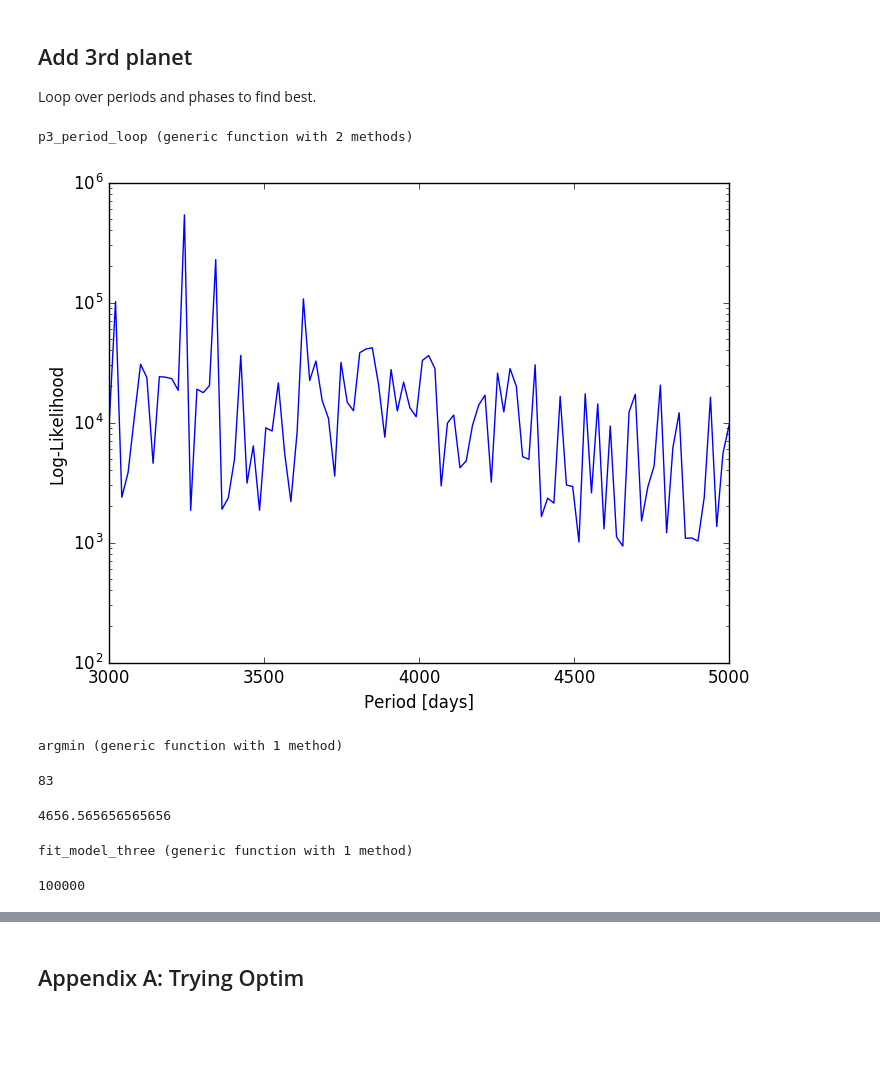
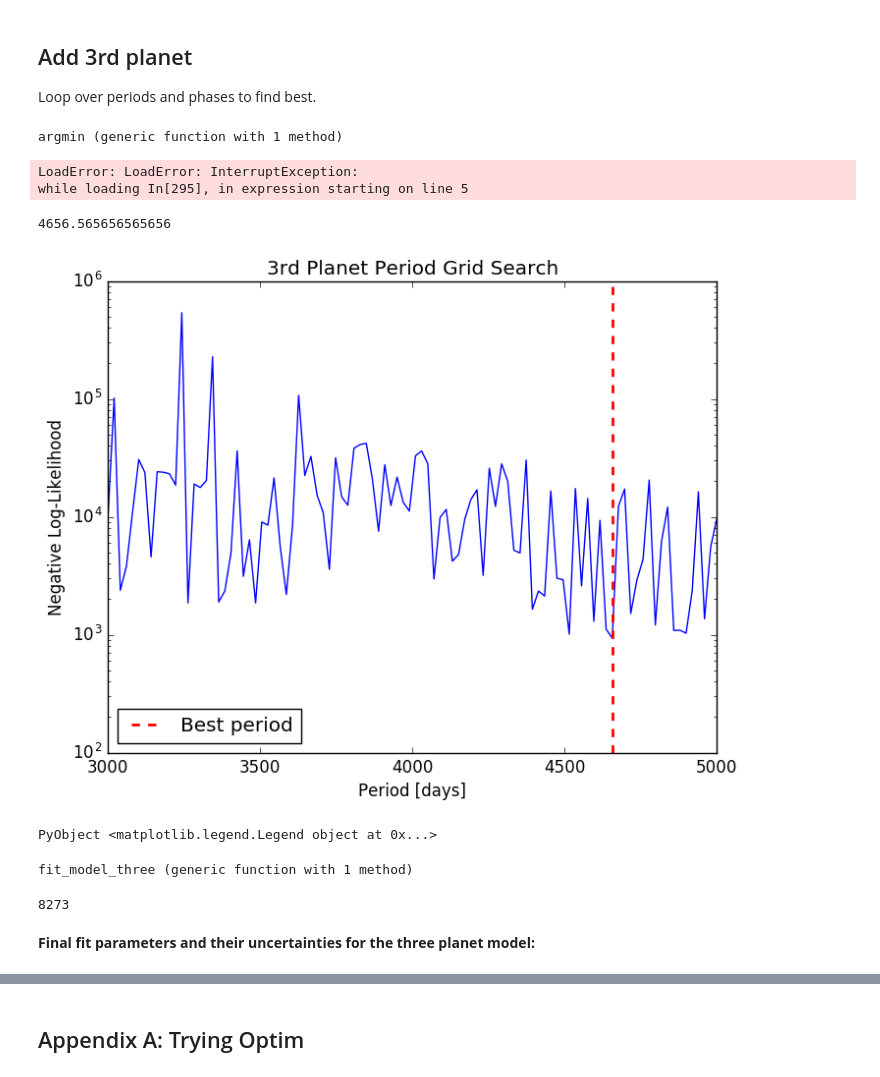
Before and after one commit to jlustigy/ExoJulia, a Jupyter notebook: Homework/hw4/Jake_Dave/hw4_dev.ipynb, the cells around one changed output, grey strips where cells are left out. Saved outputs shown, nothing was run; the diff lists cells and outputs as text; code cells hidden in the pictures; blank space fills up the shorter version.

```diff
--- a/Homework/hw4/Jake_Dave/hw4_dev.ipynb
+++ b/Homework/hw4/Jake_Dave/hw4_dev.ipynb
@@ -800,7 +800,17 @@ PyObject <matplotlib.text.Text object at 0x...>
 ## Add 3rd planet
 Loop over periods and phases to find best.
 # %%
+function optim_lnlike(params::Vector)
+    global data
+    return lnlike(data,N_planet_ttv_model,params)
+end
+
 function p3_period_loop(periods::Array{Float64, 1})
+    """
+    Function to calculate the log-likelihood as a function of initial period guess in an MCMC.
+
+    Returns array of negative log-likelihood
+    """
 
     # Alloc memory for grid search
     p3_loglike = zeros(length(periods))
@@ -852,42 +862,44 @@ function p3_period_loop(periods::Array{Float64, 1})
     end
     return p3_loglike
 end
+
+function argmin(x::Array{Float64,1}; MIN::Float64=1.0e-10)
+  """
+  Returns index of minimum value in x
+  """
+    for i=1:length(x)
+        if abs(x[i] - minimum(x)) < MIN
+            return i
+        end
+    end
+end
 # %% [output]
-p3_period_loop (generic function with 2 methods)
+argmin (generic function with 1 method)
 # %%
 # Define period grid
 periods = collect(linspace(3000., 5000., 100));
 
 # Calculate loglike
 p3_loglike = p3_period_loop(periods);
+# %% [output]
+LoadError: LoadError: InterruptException:
+while loading In[295], in expression starting on line 5
+# %%
+# Find best period for third planet
+i = argmin(p3_loglike)
+guessP3 = periods[i]
+# %% [output]
+4656.565656565656
 # %%
 # Test two planet ttv model
 plot(periods, p3_loglike)
-title("")
+title("3rd Planet Period Grid Search")
 xlabel("Period [days]")
-ylabel("Log-Likelihood")
+ylabel("Negative Log-Likelihood")
 yscale("log")
+axvline(guessP3, lw=2.0, ls="--", label="Best period", color="r")
+legend(loc=3)
 # %% [output]
-[figure, old version]
+[figure, new version]
+PyObject <matplotlib.legend.Legend object at 0x...>
-# %%
-function argmin(x::Array{Float64,1}; MIN::Float64=1.0e-10)
-  """
-  Returns index of minimum value in x
-  """
-    for i=1:length(x)
-        if abs(x[i] - minimum(x)) < MIN
-            return i
-        end
-    end
-end
-# %% [output]
-argmin (generic function with 1 method)
-# %%
-i = argmin(p3_loglike)
-# %% [output]
-83
-# %%
-guessP3 = periods[i]
-# %% [output]
-4656.565656565656
 # %%
@@ -938,6 +942,9 @@ N = 100000
 pb, ll, nw, np = fit_model_three(N, data_in; verbose=false);
 # %%
-iburn = est_burnin(pb, nw, np, N)
+# Calculate burn in
+iburn3 = est_burnin(pb, nw, np, N)
 # %% [output]
-100000
+8273
+# %% [markdown]
+**Final fit parameters and their uncertainties for the three planet model:**
 # %%
```
Also changed, not shown: parts of 9 cells of this notebook.
